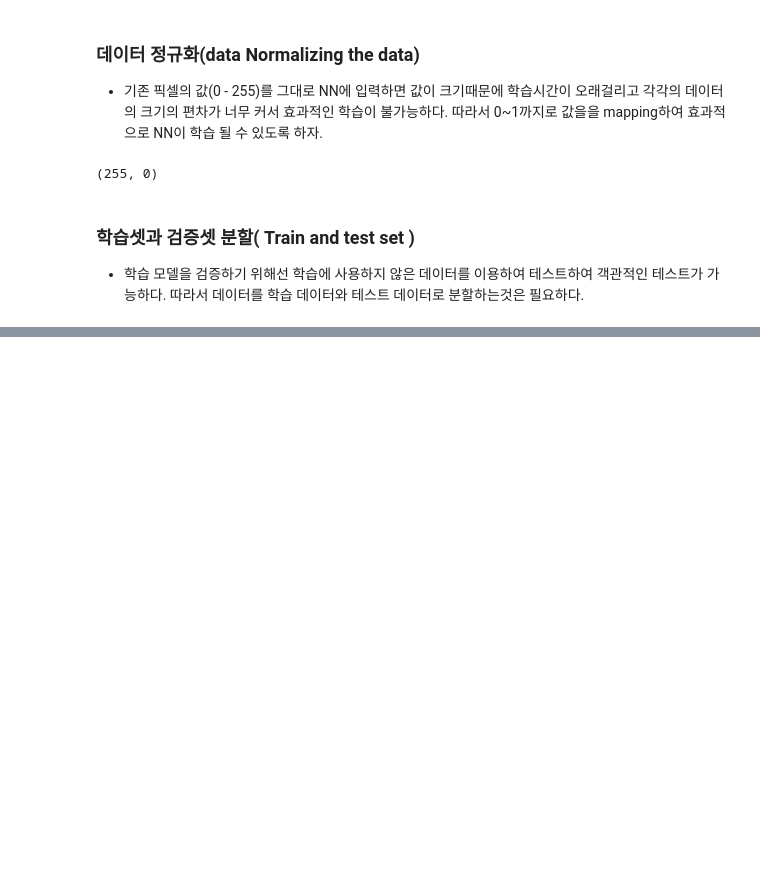
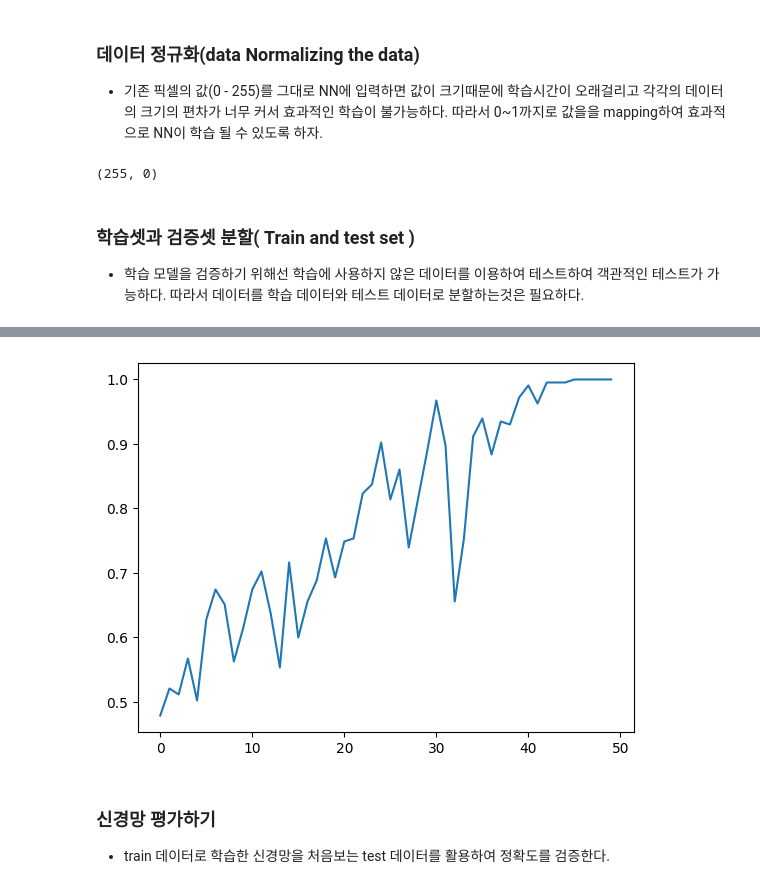
Before and after one commit to LJHgithub2/Computer-Vision, a Jupyter notebook: Neural Network/Neural_network.ipynb, the cells around one changed output, grey strips where cells are left out. Saved outputs shown, nothing was run; the diff lists cells and outputs as text; code cells hidden in the pictures; blank space fills up the shorter version.

```diff
--- a/Neural Network/Neural_network.ipynb
+++ b/Neural Network/Neural_network.ipynb
@@ -159,0 +236,8 @@ x_train, x_test, y_train, y_test = train_test_split(x,y, test_size - 0,2)
+# %%
+# accuracy 값을 그래프로 시각화
+plt.plot(history.history['accuracy']);
+# %% [output]
+[figure, added]
+# %% [markdown]
+### 신경망 평가하기
+- train 데이터로 학습한 신경망을 처음보는 test 데이터를 활용하여 정확도를 검증한다.
```
Also changed, not shown: parts of 26 cells of this notebook.
